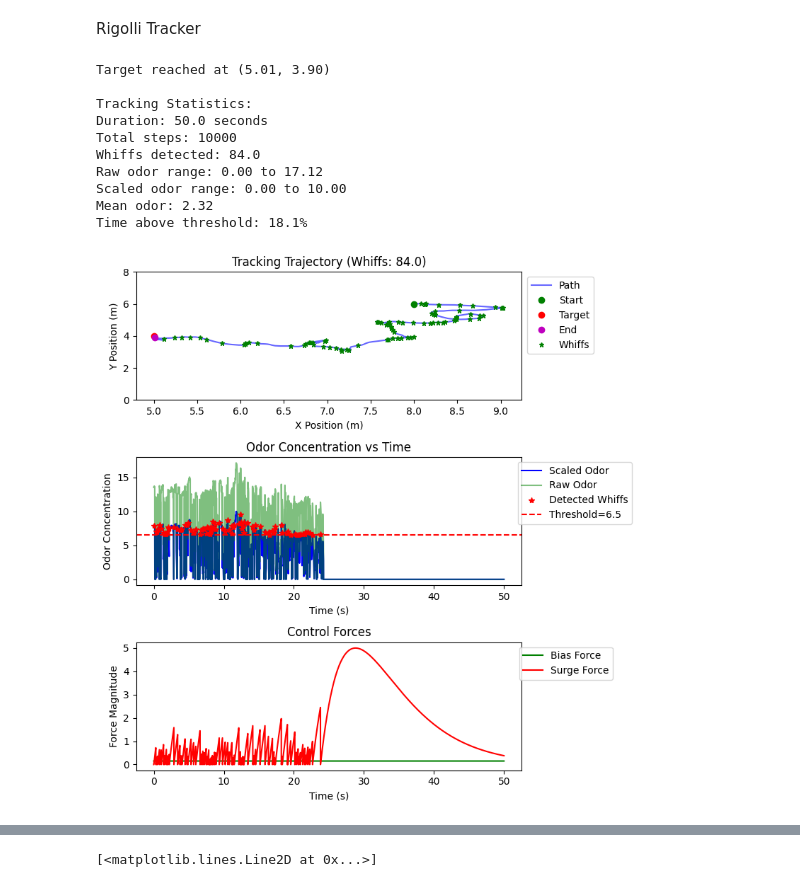
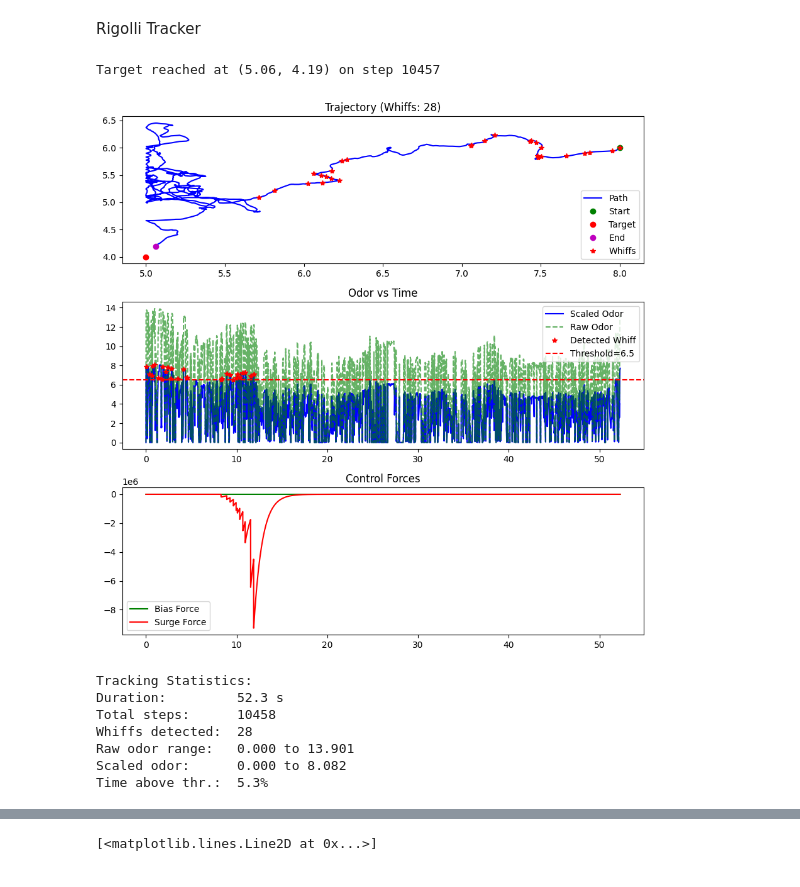
Before and after one commit to arunavanag591/COSMOS, a Jupyter notebook: plume_simulator.ipynb, the cells around one changed output, grey strips where cells are left out. Drawn from its saved outputs; the diff is of its cells as text; code cells hidden in the pictures.

Commit message:
added a odor simulator v0.1 - needs improvement

```diff
--- a/plume_simulator.ipynb
+++ b/plume_simulator.ipynb
@@ -501,55 +484,49 @@ def modified_tracking(cfd_predictor, bounds, start_pos, target_pos, surge_agent,
 # %%
-def scale_data(data):
-    min_val = np.min(data)
-    max_val = np.max(data)
-    return (((data - min_val) / (max_val - min_val)) * 10)
-
-
 cfd = Cfd_rigolli(dirname="../data/rigolli/")
 cfd_predictor = CfdOdorPredictor(cfd, scale_data)
 
 bounds = [(5, 40), (0, 8)]
 start_pos = np.array([8.0, 6.0])
 target_pos = np.array([5.0, 4.0])
 
 # Create surge-cast agent (same as before)
+# Create surge-cast agent
 surge_agent = SurgeCastAgent(
-    tau=0.42,
-    noise=5,
-    bias=0.15,
-    threshold=6.5,
+    tau=0.3,           # Timescale of turning
+    noise=3,            # Noise for casting
+    bias=0.1,          # Reduced casting bias
+    threshold=6.5,      # Threshold for whiff detection
     hit_trigger='peak',
-    surge_amp=5.0,
-    tau_surge=5,
+    surge_amp=2.0,      # Surge amplitude
+    tau_surge=1,        # Surge duration
     bounds=bounds
 )
 
-# Run tracking with new simulator
-target_weight = 0.3
+target_weight = 0
 plume_timeout = 10.0
-closest_to_source = 0.1
-sim_duration = 50.0
+closest_to_source =0.2
+# Simulation parameters
+sim_duration = 100.0  # seconds
 
-result, trajectories, times = modified_tracking(
+
+result, trajectories, times = cfd_tracking(
     cfd_predictor,
     bounds,
     start_pos,
     target_pos,
     surge_agent,
     target_weight,
     plume_timeout,
     closest_to_source,
     sim_duration
 )
 # %% [output]
-Target reached at (5.01, 3.90)
-
-Tracking Statistics:
-Duration: 50.0 seconds
-Total steps: 10000
-Whiffs detected: 84.0
-Raw odor range: 0.00 to 17.12
-Scaled odor range: 0.00 to 10.00
-Mean odor: 2.32
-Time above threshold: 18.1%
+Target reached at (5.06, 4.19) on step 10457
-[figure, old version]
+[figure, new version]
+Tracking Statistics:
+Duration:         52.3 s
+Total steps:      10458
+Whiffs detected:  28
+Raw odor range:   0.000 to 13.901
+Scaled odor:      0.000 to 8.082
+Time above thr.:  5.3%
```
Also changed, not shown: parts of 7 cells of this notebook, 2 other files.
